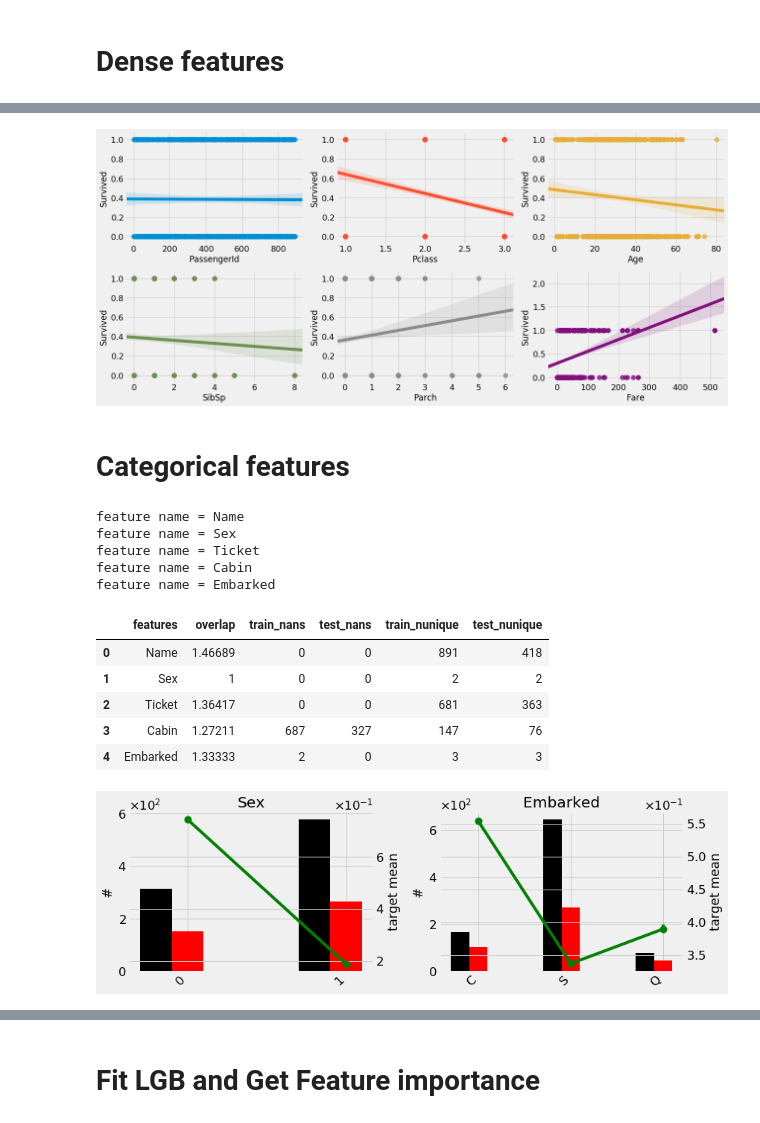
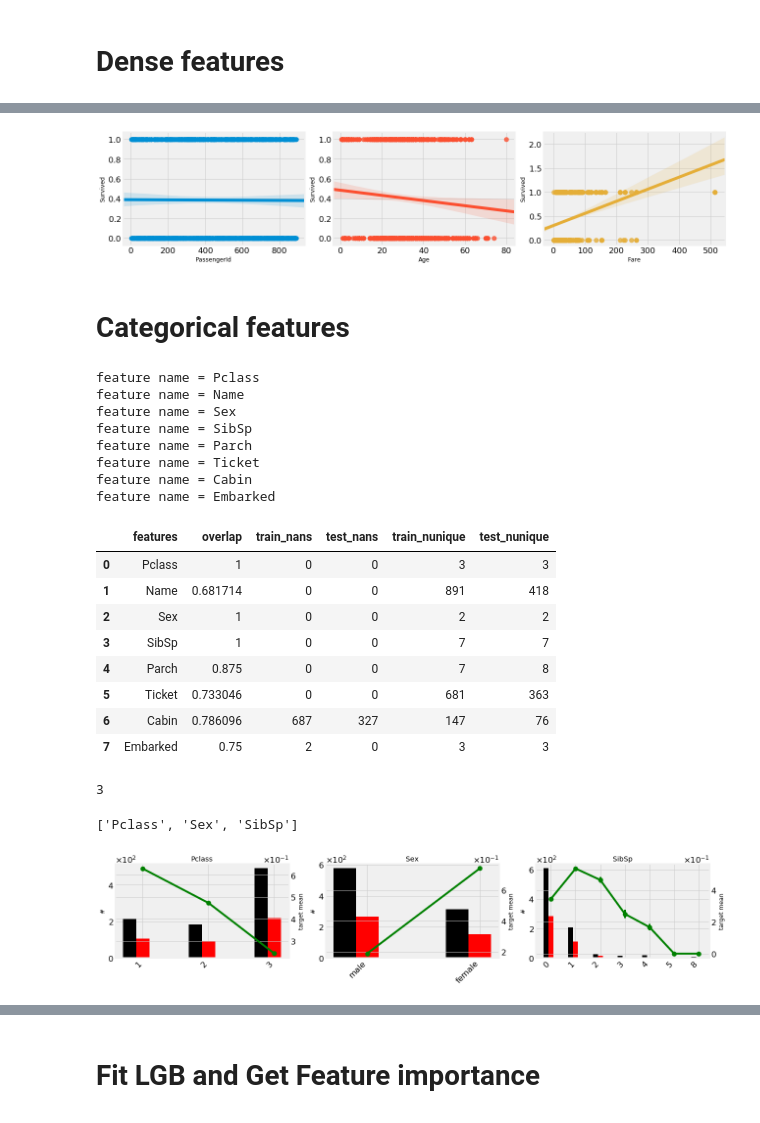
Before and after one commit to katsu1110/DataScienceComp, a Jupyter notebook: EDA_titanic.ipynb, the cells around one changed output, grey strips where cells are left out. Cells and saved outputs as stored; diff of their text form; code cells hidden in the pictures.

```diff
--- a/EDA_titanic.ipynb
+++ b/EDA_titanic.ipynb
@@ -72,8 +77,7 @@ EDA_houseprice.ipynb cls_models           reg_models
 EDA_laputa.ipynb     code
 # %%
 # check path
-datapath = "/Users/kakawagu/Documents/ScienceDevision/DataScienceComp/inputs/titanic"
-
+datapath = "inputs/"
 files = os.listdir(datapath)
 print(files)
 # %% [output]
@@ -80,0 +85,3 @@ print(files)
+# %%
+datapath = datapath + 'titanic'
+os.listdir(datapath)
@@ -208,0 +200,3 @@ There are 5 categorical features.
+# %%
+# roughly categorize features
+features, dense_features, cat_features = categorize_features(train, target, cat_threshold=12)
@@ -235,7 +227,7 @@ vd.plot_bars()
 # %%
 vd.plot_vs_target()
 # %% [output]
-[figure, old version]
+[figure, new version]
 # %% [markdown]
 # Categorical features
 # %%
@@ -243,8 +235,11 @@ vd.plot_vs_target()
 vc = CategoricalVisualizer(train=train, test=test, features=cat_features, target=target)
 chkc = vc.column_checker()
 # %% [output]
+feature name = Pclass
 feature name = Name
 feature name = Sex
+feature name = SibSp
+feature name = Parch
 feature name = Ticket
 feature name = Cabin
 feature name = Embarked
@@ -252,17 +247,27 @@ feature name = Embarked
 chkc.style.background_gradient()
 # %% [output]
 |  | features | overlap | train_nans | test_nans | train_nunique | test_nunique |
-| 0 | Name | 1.46689 | 0 | 0 | 891 | 418 |
-| 1 | Sex | 1 | 0 | 0 | 2 | 2 |
-| 2 | Ticket | 1.36417 | 0 | 0 | 681 | 363 |
-| 3 | Cabin | 1.27211 | 687 | 327 | 147 | 76 |
-| 4 | Embarked | 1.33333 | 2 | 0 | 3 | 3 |
+| 0 | Pclass | 1 | 0 | 0 | 3 | 3 |
+| 1 | Name | 0.681714 | 0 | 0 | 891 | 418 |
+| 2 | Sex | 1 | 0 | 0 | 2 | 2 |
+| 3 | SibSp | 1 | 0 | 0 | 7 | 7 |
+| 4 | Parch | 0.875 | 0 | 0 | 7 | 8 |
+| 5 | Ticket | 0.733046 | 0 | 0 | 681 | 363 |
+| 6 | Cabin | 0.786096 | 687 | 327 | 147 | 76 |
+| 7 | Embarked | 0.75 | 2 | 0 | 3 | 3 |
+# %%
+# remove categorical features which have different values between train and test
+cat_features = [c for c in cat_features if chkc.loc[chkc["features"] == c, "overlap"].iloc[0] == 1]
+print(len(cat_features))
+cat_features
+# %% [output]
+3
+['Pclass', 'Sex', 'SibSp']
 # %%
-cat_features = ["Sex", "Embarked"]
 vc = CategoricalVisualizer(train=train, test=test, features=cat_features, target=target)
 vc.plot_bars()
 # %% [output]
-[figure, old version]
+[figure, new version]
 # %%
 vc.plot_venn()
 # %% [output]
```
Also changed, not shown: parts of 19 cells of this notebook, 4 other files.
